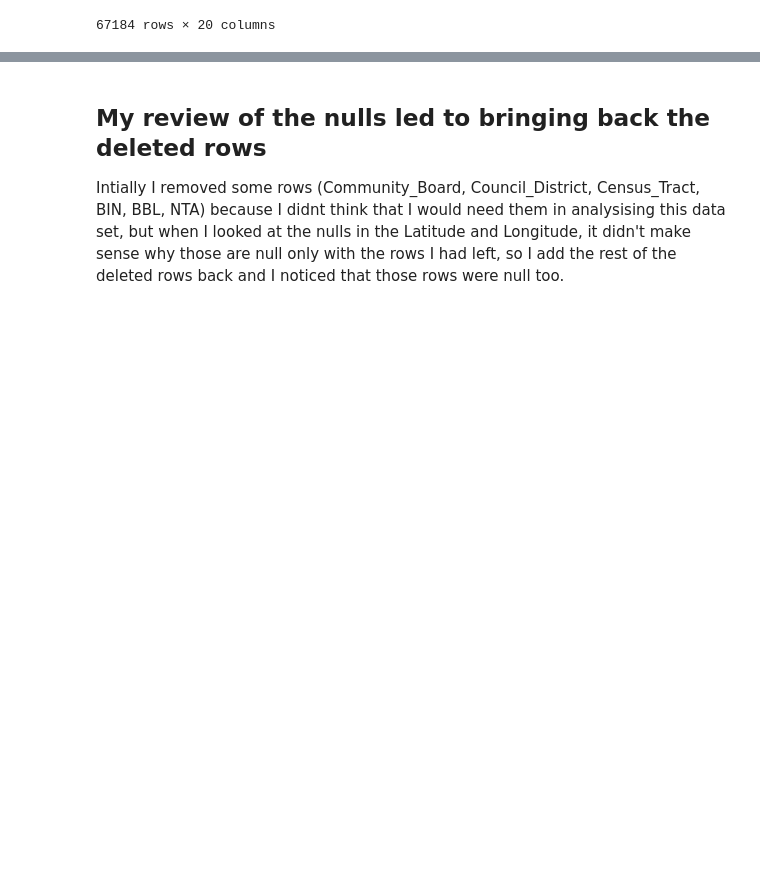
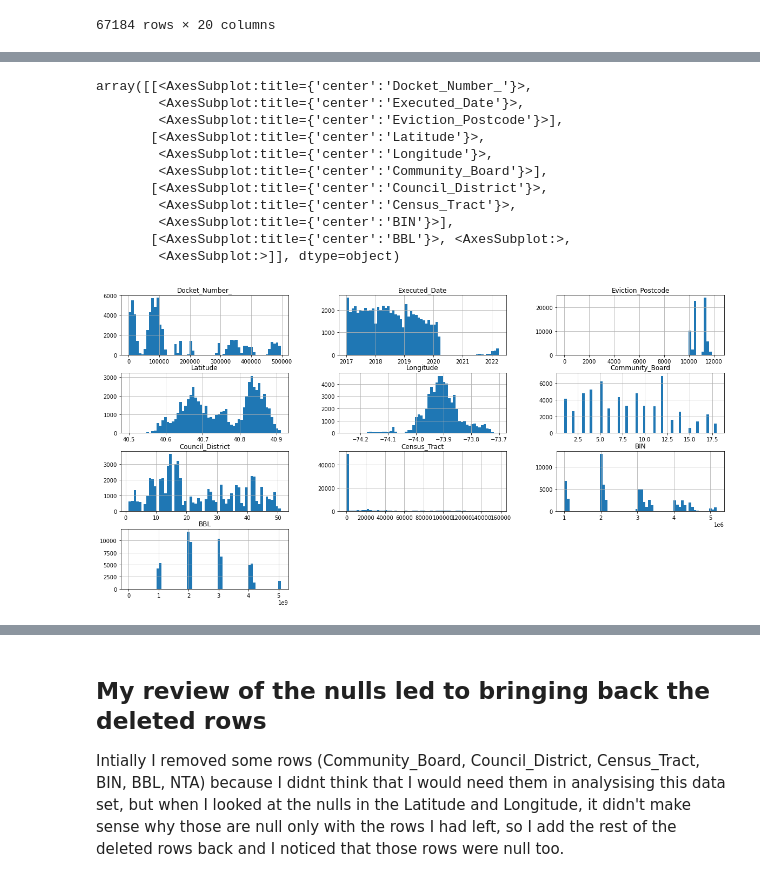
Before and after one commit to mmsouza114/Project01-Evictions, a Jupyter notebook: Exploring-dataset-cleaning .ipynb, the cells around one changed output, grey strips where cells are left out. Drawn from its saved outputs; the diff is of its cells as text; code cells hidden in the pictures; blank space fills up the shorter version.

```diff
--- a/Exploring-dataset-cleaning .ipynb
+++ b/Exploring-dataset-cleaning .ipynb
@@ -199,0 +205,15 @@ pd.DataFrame(clean_subset.duplicated().value_counts())
+# %%
+evictions_df_subset.hist(bins=60, figsize=(20,10))
+# %% [output]
+array([[<AxesSubplot:title={'center':'Docket_Number_'}>,
+        <AxesSubplot:title={'center':'Executed_Date'}>,
+        <AxesSubplot:title={'center':'Eviction_Postcode'}>],
+       [<AxesSubplot:title={'center':'Latitude'}>,
+        <AxesSubplot:title={'center':'Longitude'}>,
+        <AxesSubplot:title={'center':'Community_Board'}>],
+       [<AxesSubplot:title={'center':'Council_District'}>,
+        <AxesSubplot:title={'center':'Census_Tract'}>,
+        <AxesSubplot:title={'center':'BIN'}>],
+       [<AxesSubplot:title={'center':'BBL'}>, <AxesSubplot:>,
+        <AxesSubplot:>]], dtype=object)
+[figure, added]
```
Also changed, not shown: parts of 28 cells of this notebook.
